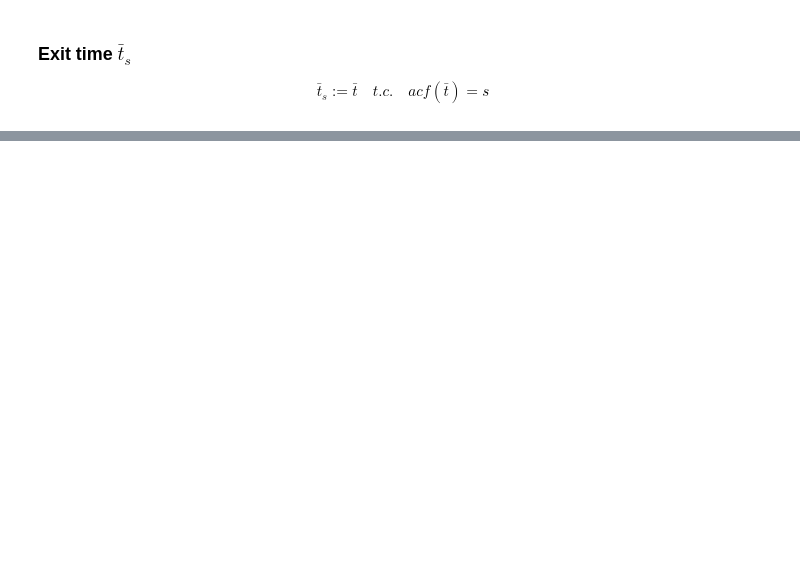
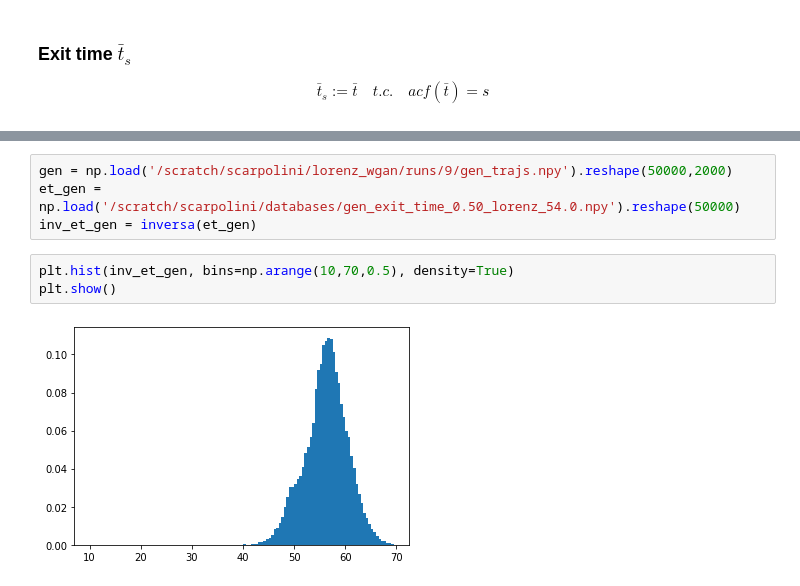
Before and after one commit to scarpma/lorenz, a Jupyter notebook: auto_corr.ipynb, the cells around one changed output, grey strips where cells are left out. Drawn from its saved outputs; the diff is of its cells as text; blank space fills up the shorter version.

```diff
--- a/auto_corr.ipynb
+++ b/auto_corr.ipynb
@@ -237,0 +292,9 @@ plt.show()
+# %%
+gen = np.load('/scratch/scarpolini/lorenz_wgan/runs/9/gen_trajs.npy').reshape(50000,2000)
+et_gen = np.load('/scratch/scarpolini/databases/gen_exit_time_0.50_lorenz_54.0.npy').reshape(50000)
+inv_et_gen = inversa(et_gen)
+# %%
+plt.hist(inv_et_gen, bins=np.arange(10,70,0.5), density=True)
+plt.show()
+# %% [output]
+[figure, added]
```
Also changed, not shown: parts of 15 cells of this notebook, 32 other files.
